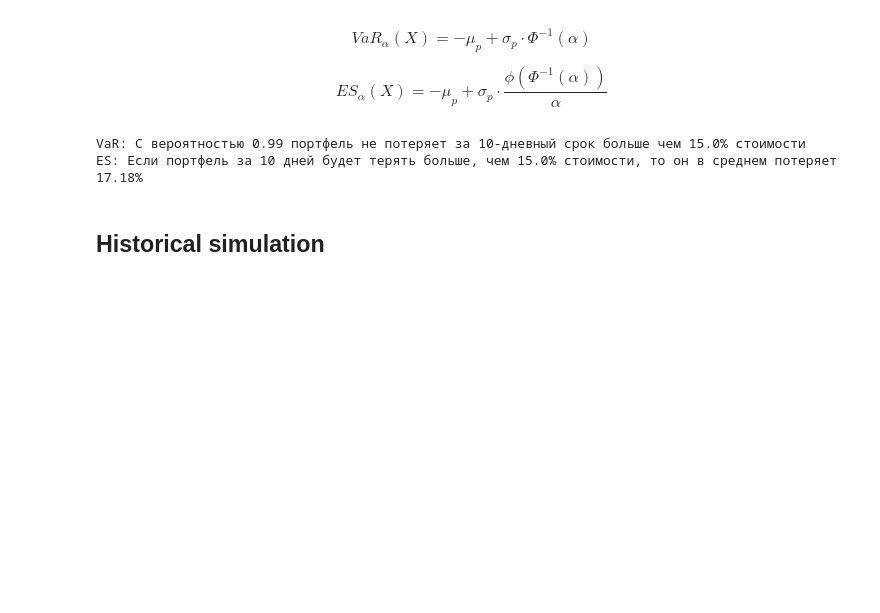
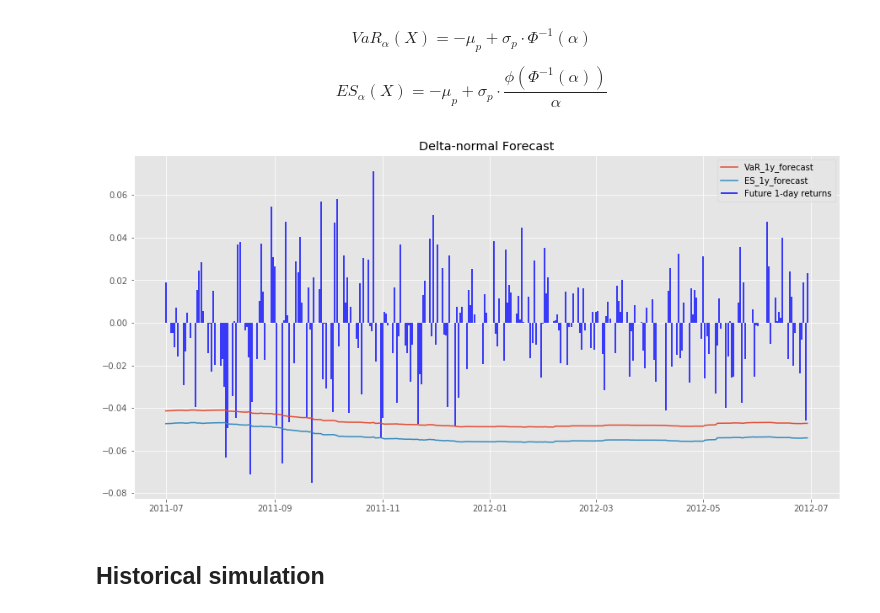
Before and after one commit to andrey-lukyanov/Risk-Management, a Jupyter notebook: RM_final.ipynb, the cells around one changed output. Cells and saved outputs as stored; diff of their text form; code cells hidden in the pictures; blank space fills up the shorter version.

```diff
--- a/RM_final.ipynb
+++ b/RM_final.ipynb
@@ -117,20 +125,31 @@ def delta_norm_stock_VaR_ES(start, end, p_weights, alpha, return_period, daily_l
 
     return VaR, ES
-# %%
-start = daily_log_returns.index[0]
-end = daily_log_returns.index[-1]
-p_weights = np.array([0.1, 0.1, 0.1, 0.1, 0.175, 0.175, 0.125, 0.125])
-return_period = 10
-alpha = 0.01
-
-VaR_dela_norm_10, ES_dela_norm_10 = delta_norm_stock_VaR_ES(start = start, end = end, p_weights = p_weights,
-                                                              alpha = alpha, return_period = return_period)
-
-print(f'VaR: C вероятностью {1-alpha} портфель не потеряет за {return_period}-дневный срок больше чем {round(VaR_dela_norm_10 * 100, 2)}% стоимости')
-print(f'ES: Если портфель за {return_period} дней будет терять больше, чем {round(VaR_dela_norm_10 * 100, 2)}% стоимости, то он в среднем потеряет {round(ES_dela_norm_10*100, 2)}%')
-# %% [output]
-VaR: C вероятностью 0.99 портфель не потеряет за 10-дневный срок больше чем 15.0% стоимости
-ES: Если портфель за 10 дней будет терять больше, чем 15.0% стоимости, то он в среднем потеряет 17.18%
+# %%
+p_weights = np.array([0.1, 0.1, 0.1, 0.1, 0.175, 0.175, 0.125, 0.125])
+future_log_returns = daily_log_returns[daily_log_returns.index[-1] - dt.timedelta(days = 364):]@p_weights.T
+# %%
+return_period = 10
+alpha = 0.01
+
+VaR_delta_norm_forecast = [ -delta_norm_stock_VaR_ES(daily_log_returns.index[i],
+                                                        daily_log_returns.index[i] + dt.timedelta(days = 728),
+                               p_weights, alpha, return_period = 1)[0] for i in range(future_log_returns.shape[0])];
+ES_delta_norm_forecast = [ -delta_norm_stock_VaR_ES(daily_log_returns.index[i],
+                                                        daily_log_returns.index[i] + dt.timedelta(days = 728),
+                               p_weights, alpha, return_period = 1)[1] for i in range(future_log_returns.shape[0])];
+
+VaR_delta_norm_forecast = pd.Series(VaR_delta_norm_forecast, pd.to_datetime(future_log_returns.index))
+ES_delta_norm_forecast = pd.Series(ES_delta_norm_forecast, pd.to_datetime(future_log_returns.index))
+# %%
+plt.figure(figsize=(15,7.5))
+
+plt.plot(VaR_delta_norm_forecast)
+plt.plot(ES_delta_norm_forecast)
+plt.vlines(future_log_returns.index, ymax=list(future_log_returns), ymin = 0, colors='b')
+plt.legend(['VaR_1y_forecast', 'ES_1y_forecast', 'Future 1-day returns'])
+plt.title('Delta-normal Forecast');
+# %% [output]
+[figure, added]
 # %% [markdown]
 ## Historical simulation
 # %% [markdown]
```
Also changed, not shown: parts of 19 cells of this notebook.
